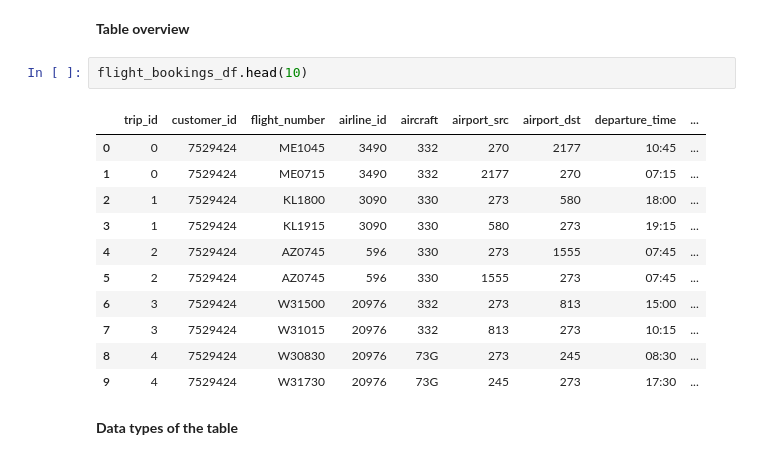
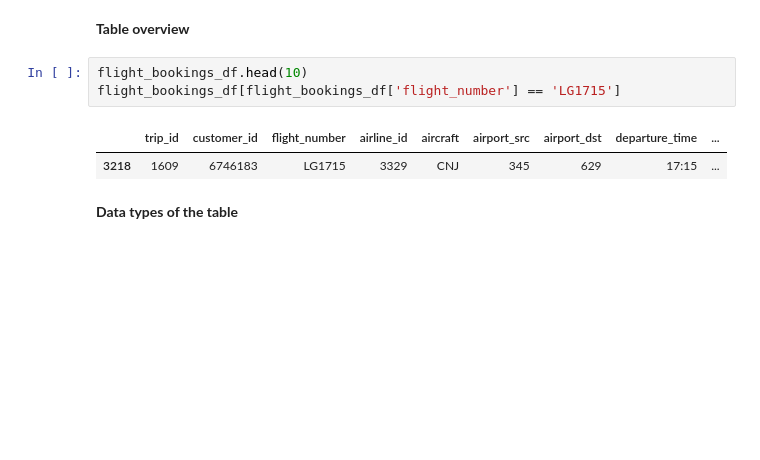
Before and after one commit to hadri96/Travel_agency_database, a Jupyter notebook: Datasets_exploration.ipynb, the cells around one changed output. Saved outputs shown, nothing was run; the diff lists cells and outputs as text; blank space fills up the shorter version.

```diff
--- a/Datasets_exploration.ipynb
+++ b/Datasets_exploration.ipynb
@@ -384,18 +367,10 @@ hotel_bookings_df.to_csv('Datasets/cleaned/hotel_bookings.csv', index=False, sep
 **Table overview**
 # %%
 flight_bookings_df.head(10)
+flight_bookings_df[flight_bookings_df['flight_number'] == 'LG1715']
 # %% [output]
 |  | trip_id | customer_id | flight_number | airline_id | aircraft | airport_src | airport_dst | departure_time | ... |
-| 0 | 0 | 7529424 | ME1045 | 3490 | 332 | 270 | 2177 | 10:45 | ... |
-| 1 | 0 | 7529424 | ME0715 | 3490 | 332 | 2177 | 270 | 07:15 | ... |
-| 2 | 1 | 7529424 | KL1800 | 3090 | 330 | 273 | 580 | 18:00 | ... |
-| 3 | 1 | 7529424 | KL1915 | 3090 | 330 | 580 | 273 | 19:15 | ... |
-| 4 | 2 | 7529424 | AZ0745 | 596 | 330 | 273 | 1555 | 07:45 | ... |
-| 5 | 2 | 7529424 | AZ0745 | 596 | 330 | 1555 | 273 | 07:45 | ... |
-| 6 | 3 | 7529424 | W31500 | 20976 | 332 | 273 | 813 | 15:00 | ... |
-| 7 | 3 | 7529424 | W31015 | 20976 | 332 | 813 | 273 | 10:15 | ... |
-| 8 | 4 | 7529424 | W30830 | 20976 | 73G | 273 | 245 | 08:30 | ... |
-| 9 | 4 | 7529424 | W31730 | 20976 | 73G | 245 | 273 | 17:30 | ... |
+| 3218 | 1609 | 6746183 | LG1715 | 3329 | CNJ | 345 | 629 | 17:15 | ... |
 # %% [markdown]
 **Data types of the table**
 # %%
```
Also changed, not shown: parts of 30 cells of this notebook.
